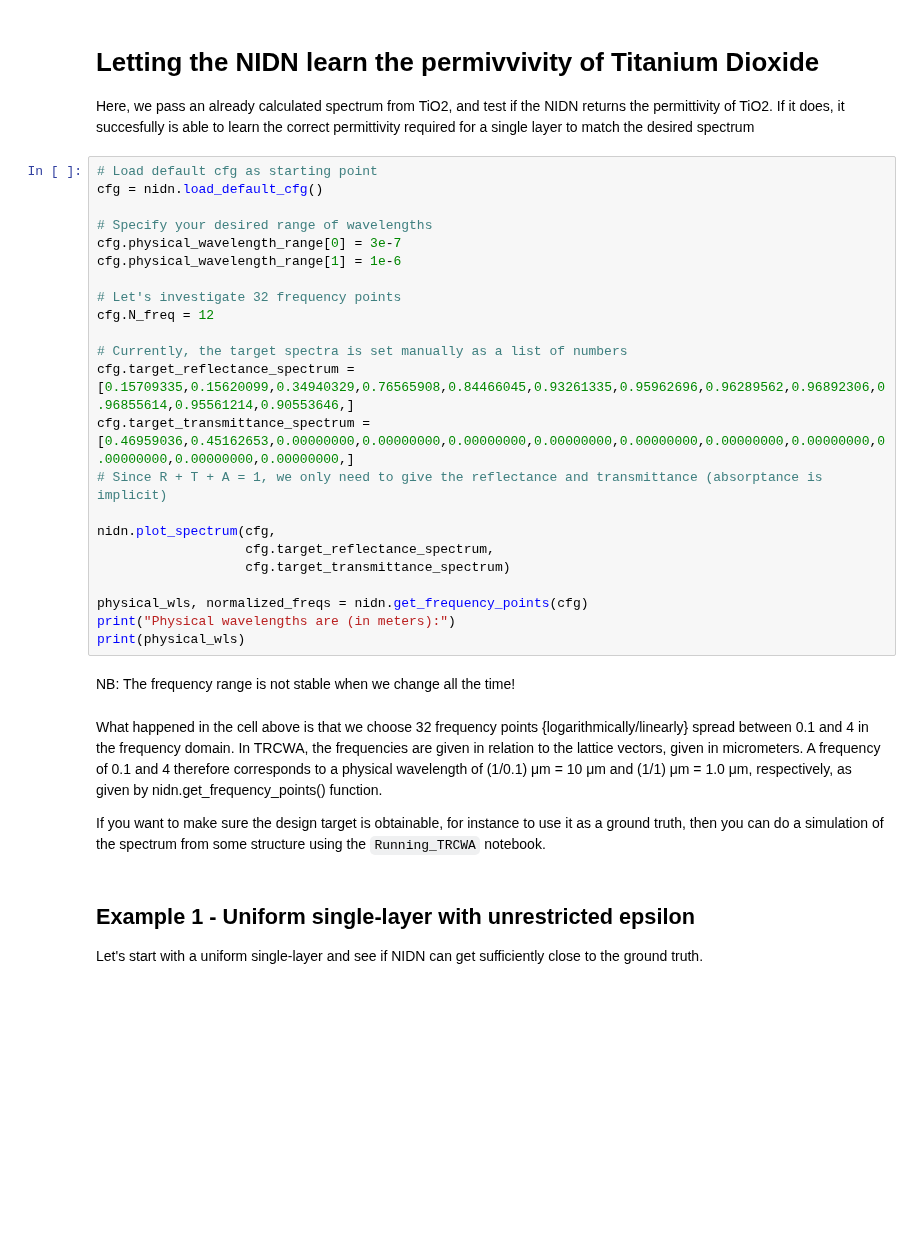
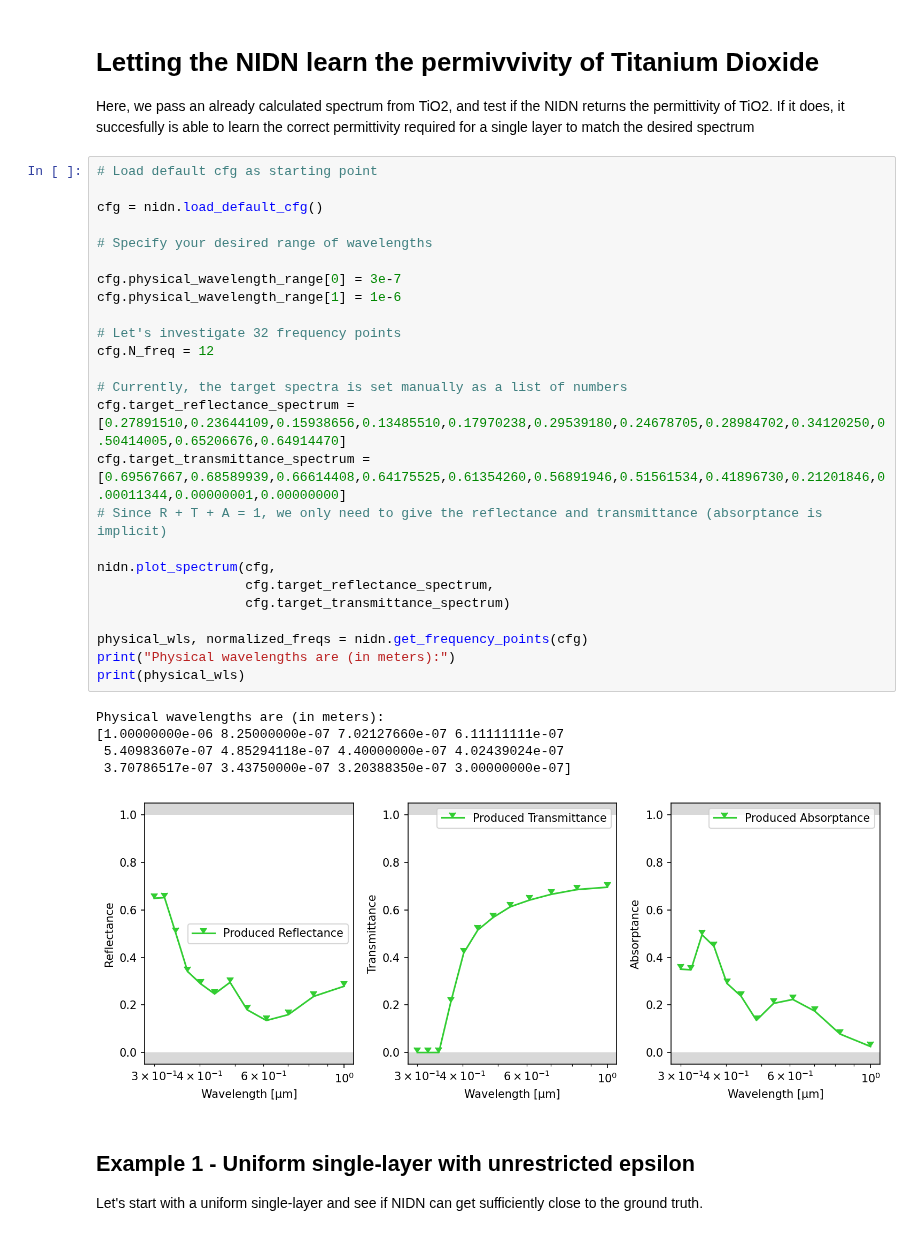
Before and after one commit to esa/NIDN, a Jupyter notebook: notebooks/FDTD_Training.ipynb, the cells around one changed output. Saved outputs shown, nothing was run; the diff lists cells and outputs as text; blank space fills up the shorter version.

Commit message:
More updates on notebooks, not finished

```diff
--- a/notebooks/FDTD_Training.ipynb
+++ b/notebooks/FDTD_Training.ipynb
@@ -17,33 +18,35 @@ import nidn
 Here, we pass an already calculated spectrum from TiO2, and test if the NIDN returns the permittivity of TiO2. If it does, it succesfully is able to learn the correct permittivity required for a single layer to match the desired spectrum
 # %%
 # Load default cfg as starting point
+
 cfg = nidn.load_default_cfg()
 
 # Specify your desired range of wavelengths
+
 cfg.physical_wavelength_range[0] = 3e-7
 cfg.physical_wavelength_range[1] = 1e-6
 
 # Let's investigate 32 frequency points
 cfg.N_freq = 12
 
 # Currently, the target spectra is set manually as a list of numbers
-cfg.target_reflectance_spectrum =   [0.15709335,0.15620099,0.34940329,0.76565908,0.84466045,0.93261335,0.95962696,0.96289562,0.96892306,0.96855614,0.95561214,0.90553646,]
-cfg.target_transmittance_spectrum = [0.46959036,0.45162653,0.00000000,0.00000000,0.00000000,0.00000000,0.00000000,0.00000000,0.00000000,0.00000000,0.00000000,0.00000000,]
+cfg.target_reflectance_spectrum = [0.27891510,0.23644109,0.15938656,0.13485510,0.17970238,0.29539180,0.24678705,0.28984702,0.34120250,0.50414005,0.65206676,0.64914470]
+cfg.target_transmittance_spectrum = [0.69567667,0.68589939,0.66614408,0.64175525,0.61354260,0.56891946,0.51561534,0.41896730,0.21201846,0.00011344,0.00000001,0.00000000]
 # Since R + T + A = 1, we only need to give the reflectance and transmittance (absorptance is implicit)
 
 nidn.plot_spectrum(cfg,
                    cfg.target_reflectance_spectrum,
                    cfg.target_transmittance_spectrum)
 
 physical_wls, normalized_freqs = nidn.get_frequency_points(cfg)
 print("Physical wavelengths are (in meters):")
 print(physical_wls)
+# %% [output]
+Physical wavelengths are (in meters):
+[1.00000000e-06 8.25000000e-07 7.02127660e-07 6.11111111e-07
+ 5.40983607e-07 4.85294118e-07 4.40000000e-07 4.02439024e-07
+ 3.70786517e-07 3.43750000e-07 3.20388350e-07 3.00000000e-07]
+[figure, added]
-# %% [markdown]
-NB: The frequency range is not stable when we change all the time!
-# %% [markdown]
-What happened in the cell above is that we choose 32 frequency points {logarithmically/linearly} spread between 0.1 and 4 in the frequency domain. In TRCWA, the frequencies are given in relation to the lattice vectors, given in micrometers. A frequency of 0.1 and 4 therefore corresponds to a physical wavelength of (1/0.1) μm = 10 μm and (1/1) μm = 1.0 μm, respectively, as given by nidn.get_frequency_points() function.
-
-If you want to make sure the design target is obtainable, for instance to use it as a ground truth, then you can do a simulation of the spectrum from some structure using the `Running_TRCWA` notebook.
 # %% [markdown]
 ## Example 1 - Uniform single-layer with unrestricted epsilon
 
```
Also changed, not shown: parts of 4 cells of this notebook, 1 other file.
